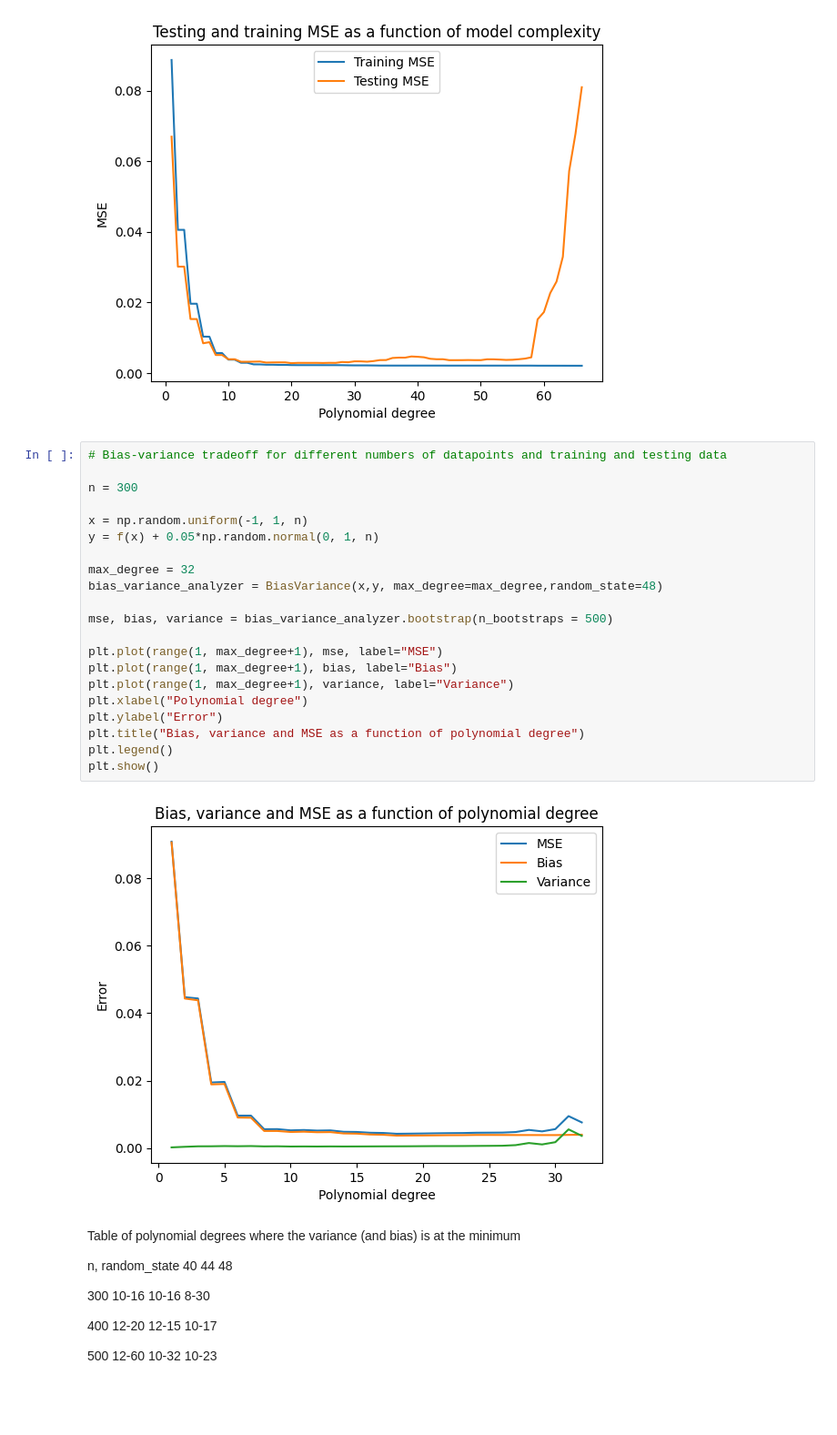
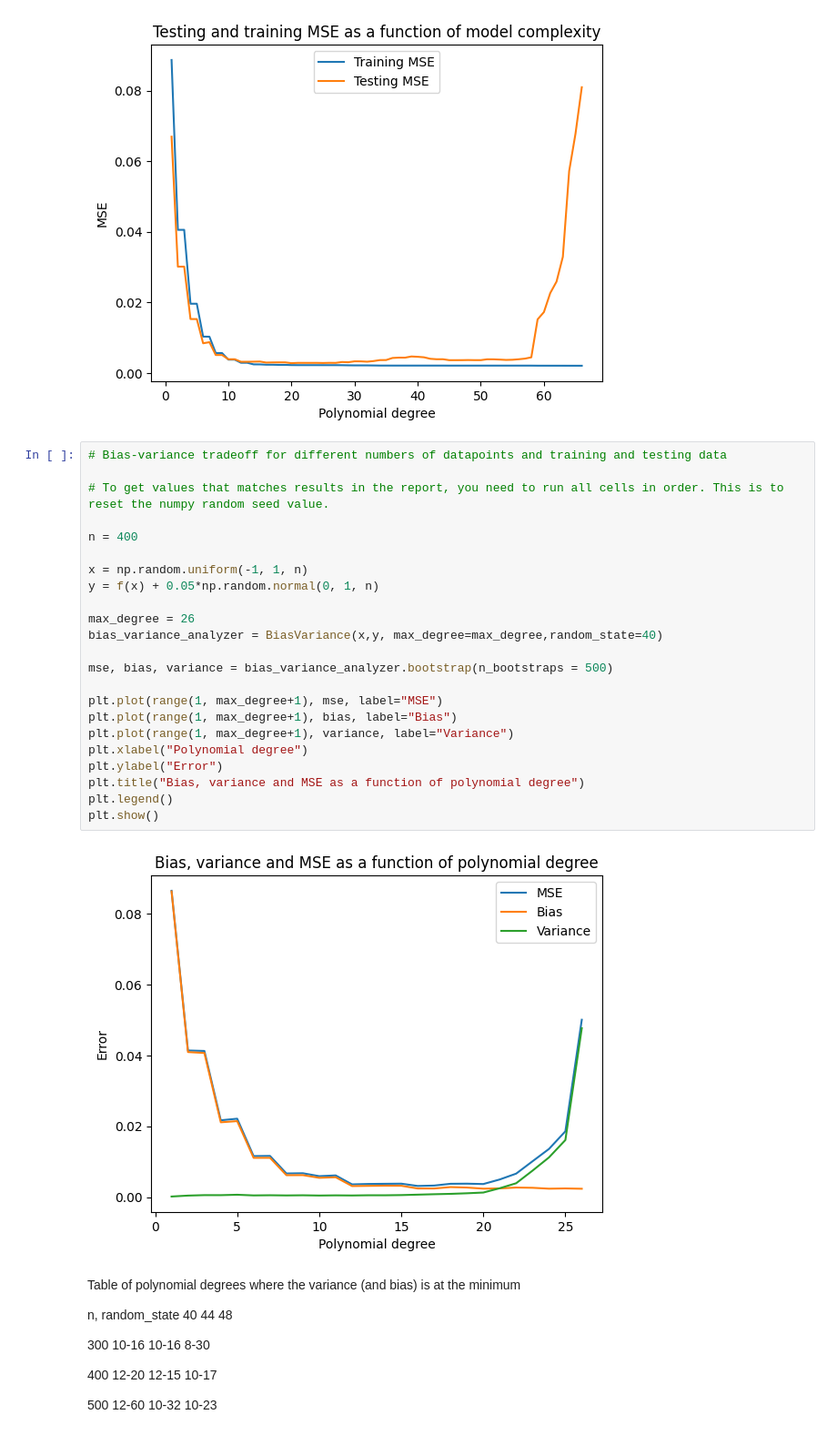
Before and after one commit to HeineEH/FYS-STK3155-4155_Project1, a Jupyter notebook: code/project_1g.ipynb, the cells around one changed output. Shown: that part at 91% size. Saved outputs shown, nothing was run; the diff lists cells and outputs as text; blank space fills up the shorter version.

Commit message:
Added comment to ensure same result as in report

```diff
--- a/code/project_1g.ipynb
+++ b/code/project_1g.ipynb
@@ -63,26 +63,28 @@ plt.show()
 # %%
 # Bias-variance tradeoff for different numbers of datapoints and training and testing data
 
-n = 300
+# To get values that matches results in the report, you need to run all cells in order. This is to reset the numpy random seed value.
+
+n = 400
 
 x = np.random.uniform(-1, 1, n)
 y = f(x) + 0.05*np.random.normal(0, 1, n)
 
-max_degree = 32
-bias_variance_analyzer = BiasVariance(x,y, max_degree=max_degree,random_state=48)
+max_degree = 26
+bias_variance_analyzer = BiasVariance(x,y, max_degree=max_degree,random_state=40)
 
 mse, bias, variance = bias_variance_analyzer.bootstrap(n_bootstraps = 500)
 
 plt.plot(range(1, max_degree+1), mse, label="MSE")
 plt.plot(range(1, max_degree+1), bias, label="Bias")
 plt.plot(range(1, max_degree+1), variance, label="Variance")
 plt.xlabel("Polynomial degree")
 plt.ylabel("Error")
 plt.title("Bias, variance and MSE as a function of polynomial degree")
 plt.legend()
 plt.show()
 # %% [output]
-[figure, old version]
+[figure, new version]
 # %% [markdown]
 Table of polynomial degrees where the variance (and bias) is at the minimum
 
```
